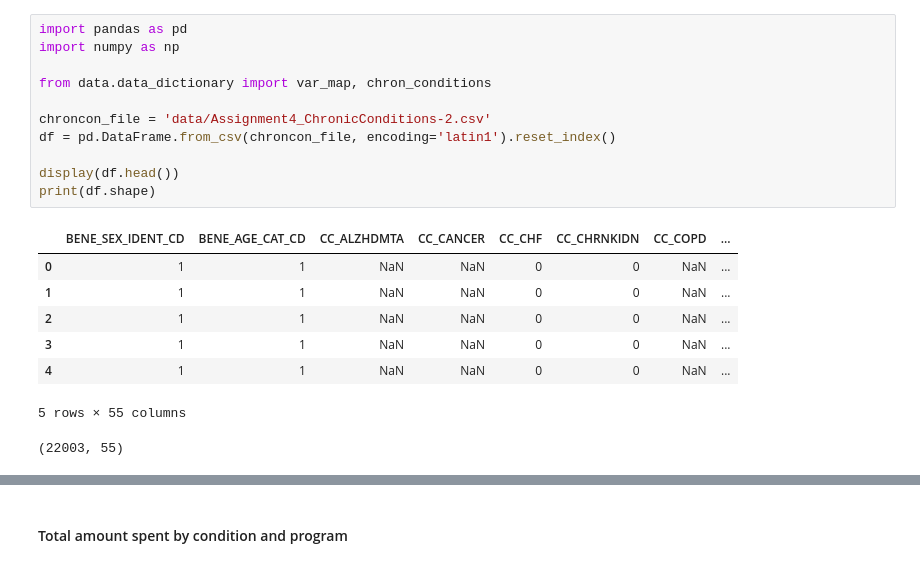
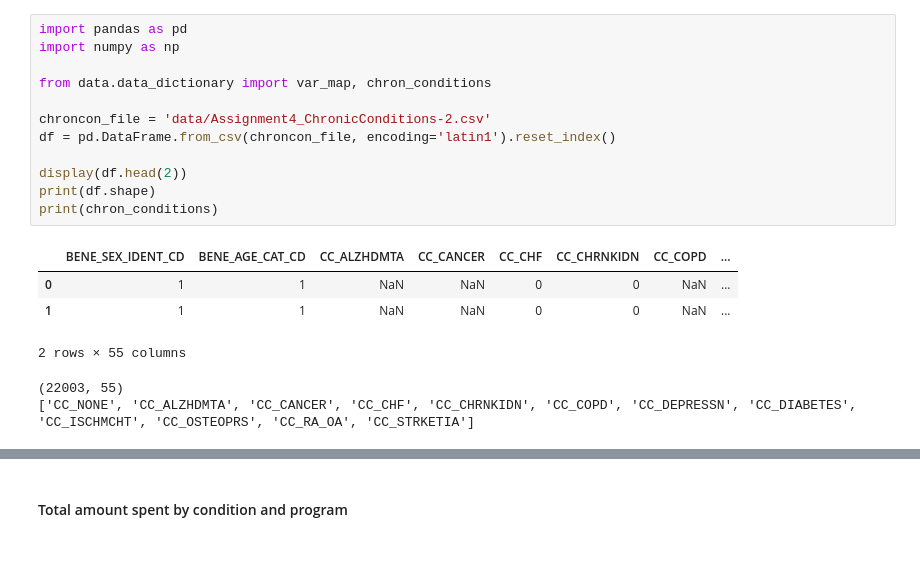
Before and after one commit to ektylr/Nov17Examples, a Jupyter notebook: hca204/Assignment_4_group.ipynb, the cells around one changed output, grey strips where cells are left out. Drawn from its saved outputs; the diff is of its cells as text.

```diff
--- a/hca204/Assignment_4_group.ipynb
+++ b/hca204/Assignment_4_group.ipynb
@@ -1,23 +1,22 @@
 # %%
 import pandas as pd
 import numpy as np
 
 from data.data_dictionary import var_map, chron_conditions
 
 chroncon_file = 'data/Assignment4_ChronicConditions-2.csv'
 df = pd.DataFrame.from_csv(chroncon_file, encoding='latin1').reset_index()
 
-display(df.head())
+display(df.head(2))
 print(df.shape)
+print(chron_conditions)
 # %% [output]
 |  | BENE_SEX_IDENT_CD | BENE_AGE_CAT_CD | CC_ALZHDMTA | CC_CANCER | CC_CHF | CC_CHRNKIDN | CC_COPD | ... |
 | 0 | 1 | 1 | NaN | NaN | 0 | 0 | NaN | ... |
 | 1 | 1 | 1 | NaN | NaN | 0 | 0 | NaN | ... |
-| 2 | 1 | 1 | NaN | NaN | 0 | 0 | NaN | ... |
-| 3 | 1 | 1 | NaN | NaN | 0 | 0 | NaN | ... |
-| 4 | 1 | 1 | NaN | NaN | 0 | 0 | NaN | ... |
-5 rows × 55 columns
+2 rows × 55 columns
 (22003, 55)
+['CC_NONE', 'CC_ALZHDMTA', 'CC_CANCER', 'CC_CHF', 'CC_CHRNKIDN', 'CC_COPD', 'CC_DEPRESSN', 'CC_DIABETES', 'CC_ISCHMCHT', 'CC_OSTEOPRS', 'CC_RA_OA', 'CC_STRKETIA']
 # %%
 # Columns for total spent for each profile
 
```
Also changed, not shown: parts of 14 cells of this notebook, 2 other files.
